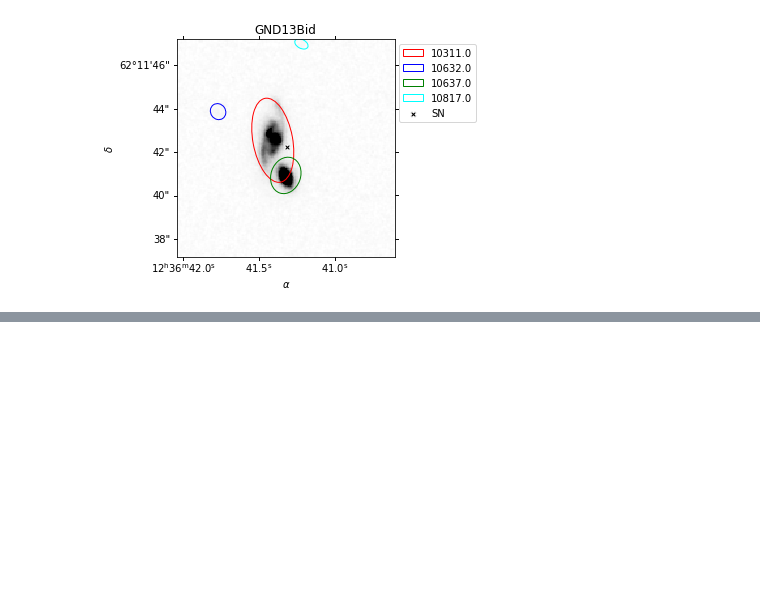
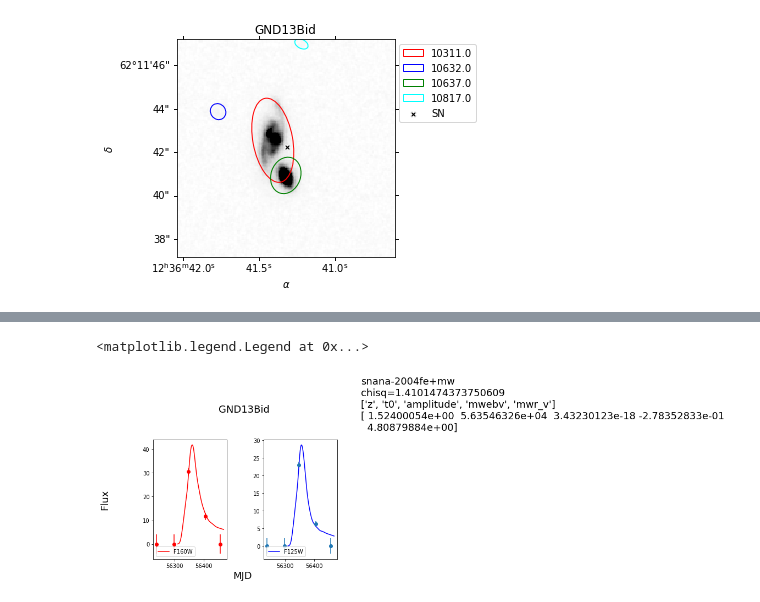
Before and after one commit to koconnor4/galaxy_catalogs, a Jupyter notebook: host_hists/candels/GND13Bid.ipynb, the cells around one changed output, grey strips where cells are left out. Saved outputs shown, nothing was run; the diff lists cells and outputs as text; code cells hidden in the pictures; blank space fills up the shorter version.

```diff
--- a/host_hists/candels/GND13Bid.ipynb
+++ b/host_hists/candels/GND13Bid.ipynb
@@ -111,0 +190,24 @@ tldr: Since the ids don't lineup, and the redshifts are varying slightly(evernot
+# %%
+t0 = fitted_model.parameters[1]
+t = np.linspace(t0 - 45,t0+115,10000)
+fig, (ax1,ax2) = plt.subplots(1,2)
+fig.text(0.5, 0.001, 'MJD', ha='center',size=18)
+fig.text(-0.1, 0.5, 'Flux', va='center', rotation='vertical',size=18)
+txtstr = str(fitted_model.description)+'\n'+'chisq='+str(result['chisq'])+'\n' + str(result['param_names']) + '\n' + str(result['parameters'])
+fig.text(1.0,1.10,txtstr,va='center',size=18)
+
+fig.text(0.4,1.05,'GND13Bid',size=18)
+
+
+ax1.plot(t,fitted_model.bandflux('F160W',t,zp=27.5,zpsys='VEGA'),label='F160W',color = 'red')
+ax1.errorbar(t160w,flux_f160w,yerr = dflux_f160w,fmt='o',color='red')
+
+ax2.plot(t,fitted_model.bandflux('F125W',t,zp=27.5,zpsys='VEGA'),label='F125W',color='blue')
+ax2.errorbar(t125w,flux_f125w,yerr=dflux_f125w,fmt='o')
+
+plt.subplots_adjust(wspace=0.5)
+ax1.legend()
+ax2.legend()
+# %% [output]
+<matplotlib.legend.Legend at 0x...>
+[figure, added]
```
Also changed, not shown: parts of 8 cells of this notebook, 2 other files.
